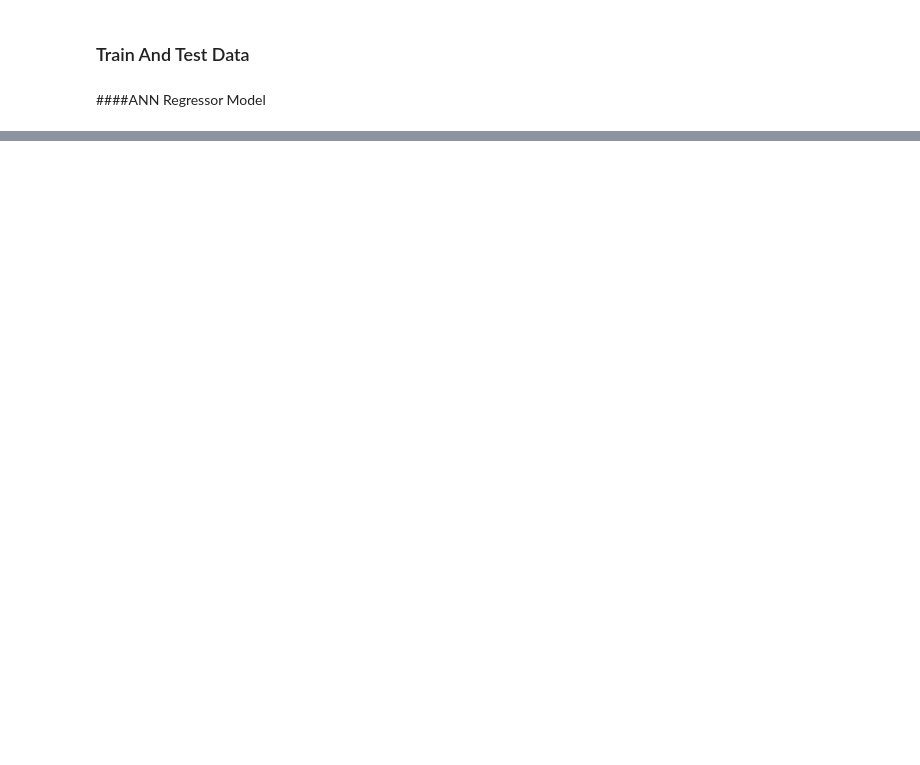
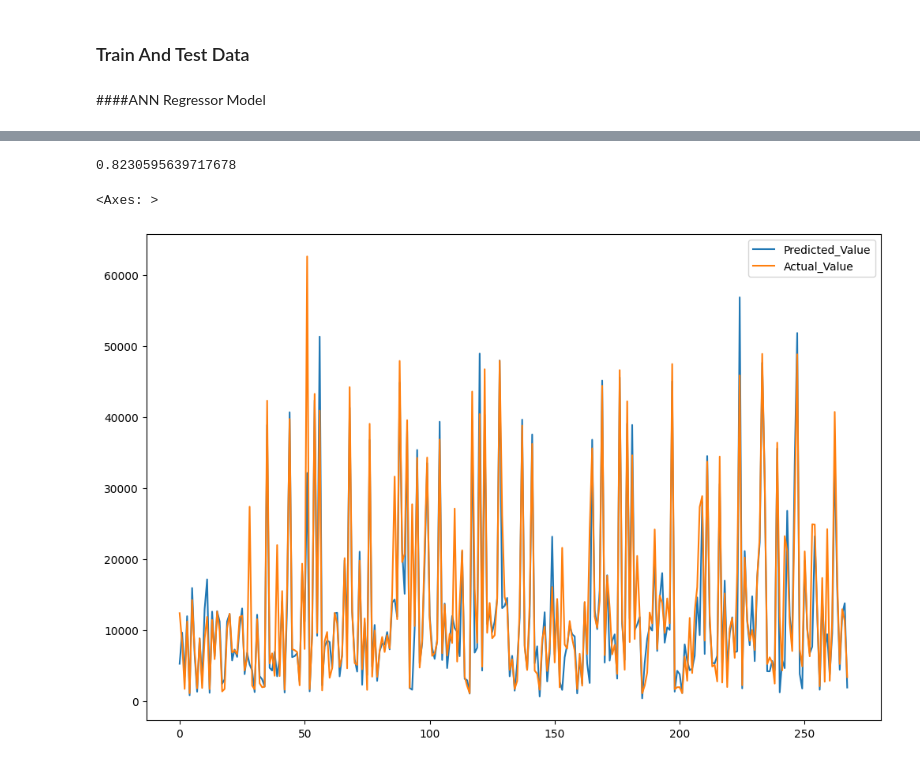
Before and after one commit to Heramb0x1/Neural_Network_Model_Using_TensorFlow-KerasAPI-, a Jupyter notebook: ANN_Health_Insurance_Prediction.ipynb, the cells around one changed output, grey strips where cells are left out. Drawn from its saved outputs; the diff is of its cells as text; code cells hidden in the pictures; blank space fills up the shorter version.

```diff
--- a/ANN_Health_Insurance_Prediction.ipynb
+++ b/ANN_Health_Insurance_Prediction.ipynb
@@ -165,0 +234,3 @@ _________________________________________________________________
+# %%
+# Yhat
+predictions = model.predict(x_test)
@@ -165,0 +239,15 @@ _________________________________________________________________
+# %%
+from sklearn.metrics import r2_score
+# 0-1
+r2_score(y_test, predictions)
+# %% [output]
+0.8230595639717678
+# %%
+results = pd.DataFrame(predictions, columns = ['Predicted_Value'])
+# %%
+results['Actual_Value'] = np.array(y_test)
+# %%
+results.plot(figsize=(12,8))
+# %% [output]
+<Axes: >
+[figure, added]
```
Also changed, not shown: parts of 13 cells of this notebook.
